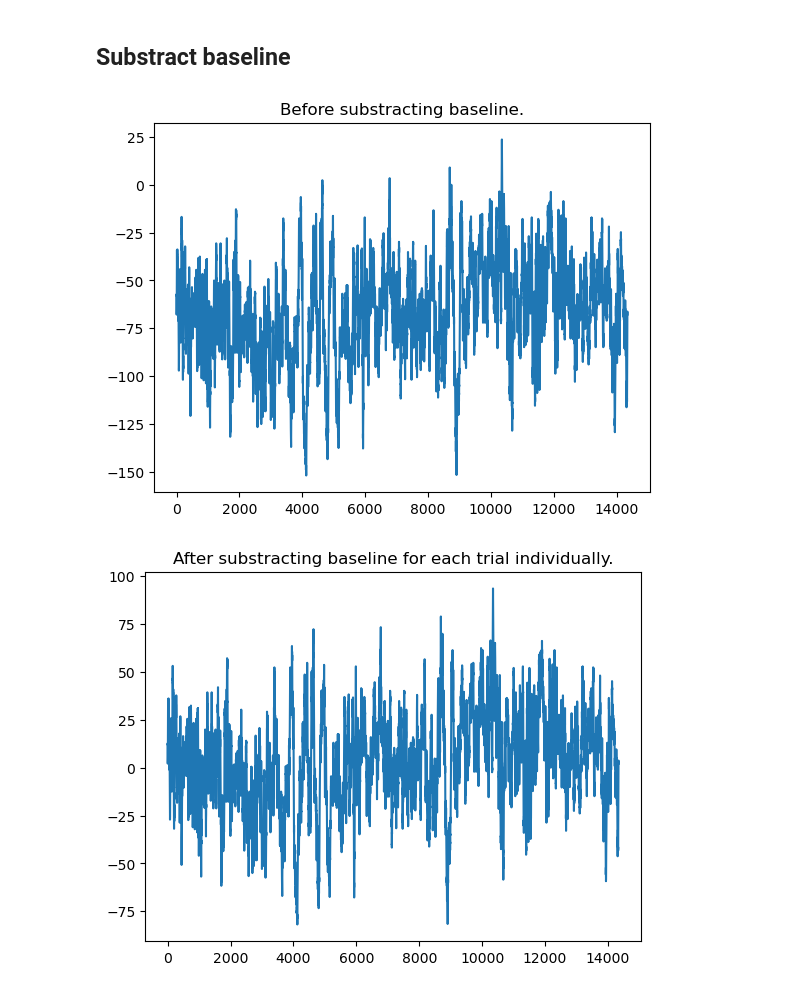
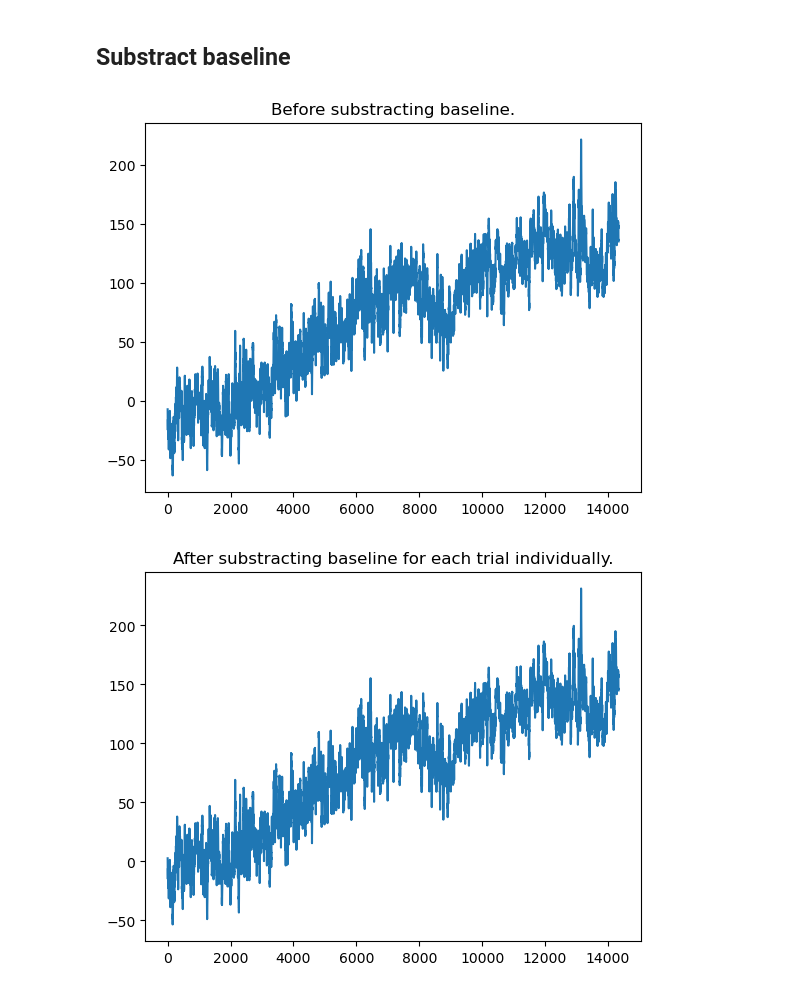
Before and after one commit to CS-433/ml-project-2-ml4science_tne, a Jupyter notebook: Code/preprocessing.ipynb, the cells around one changed output. Cells and saved outputs as stored; diff of their text form; code cells hidden in the pictures.

```diff
--- a/Code/preprocessing.ipynb
+++ b/Code/preprocessing.ipynb
@@ -446,14 +446,14 @@ def substract_mean_baseline (session_data, fps, baseline_duration = 1, how='each
     if how == 'each_trial':
         for channel in session_data['trials'].keys():
             for trial in session_data['trials'][channel].keys():
-                mean = session_data['trials'][channel][trial][0:fps*baseline_duration].mean()
+                mean = session_data['trials'][channel][trial][0:int(fps*baseline_duration)].mean()
                 session_data['trials'][channel][trial] = session_data['trials'][channel][trial] - mean
 
     elif how == 'all_trials':
         for channel in session_data['trials'].keys():
             means = []
             for trial in session_data['trials'][channel].keys():
-                means.append(session_data['trials'][channel][trial][0:fps*baseline_duration].mean())
+                means.append(session_data['trials'][channel][trial][0:int(fps*baseline_duration)].mean())
             total_mean = np.mean(means)
             for trial in session_data['trials'][channel].keys():
                 session_data['trials'][channel][trial] = session_data['trials'][channel][trial] - total_mean
@@ -463,20 +463,20 @@ def substract_mean_baseline (session_data, fps, baseline_duration = 1, how='each
 datac_sess = data['s6']['sess1'].copy()
 datac_sess = get_trials_all_channels(datac_sess)
 datac_sess = remove_trials_with_error(datac_sess)
-before_norm = datac_sess['trials']['channel_1']['trial_1']
+before_norm = datac_sess['trials']['channel_0']['trial_0']
 # %%
 norm_indiv = substract_mean_baseline(datac_sess, 2048)
 norm_all = substract_mean_baseline(datac_sess, 2048, how='all_trials')
 # %%
 plt.plot(before_norm)
 plt.title('Before substracting baseline.')
 plt.show()
-plt.plot(norm_indiv['trials']['channel_1']['trial_1'])
+plt.plot(norm_indiv['trials']['channel_0']['trial_0'])
 plt.title('After substracting baseline for each trial individually.')
 plt.show()
-plt.plot(norm_all['trials']['channel_1']['trial_1'])
+plt.plot(norm_all['trials']['channel_0']['trial_0'])
 plt.title('After substracting baseline averaged across all trials.')
 plt.show()
 # %% [output]
-[figure, old version]
+[figure, new version]
-[figure, old version]
+[figure, new version]
```
Also changed, not shown: parts of 1 cell of this notebook.
